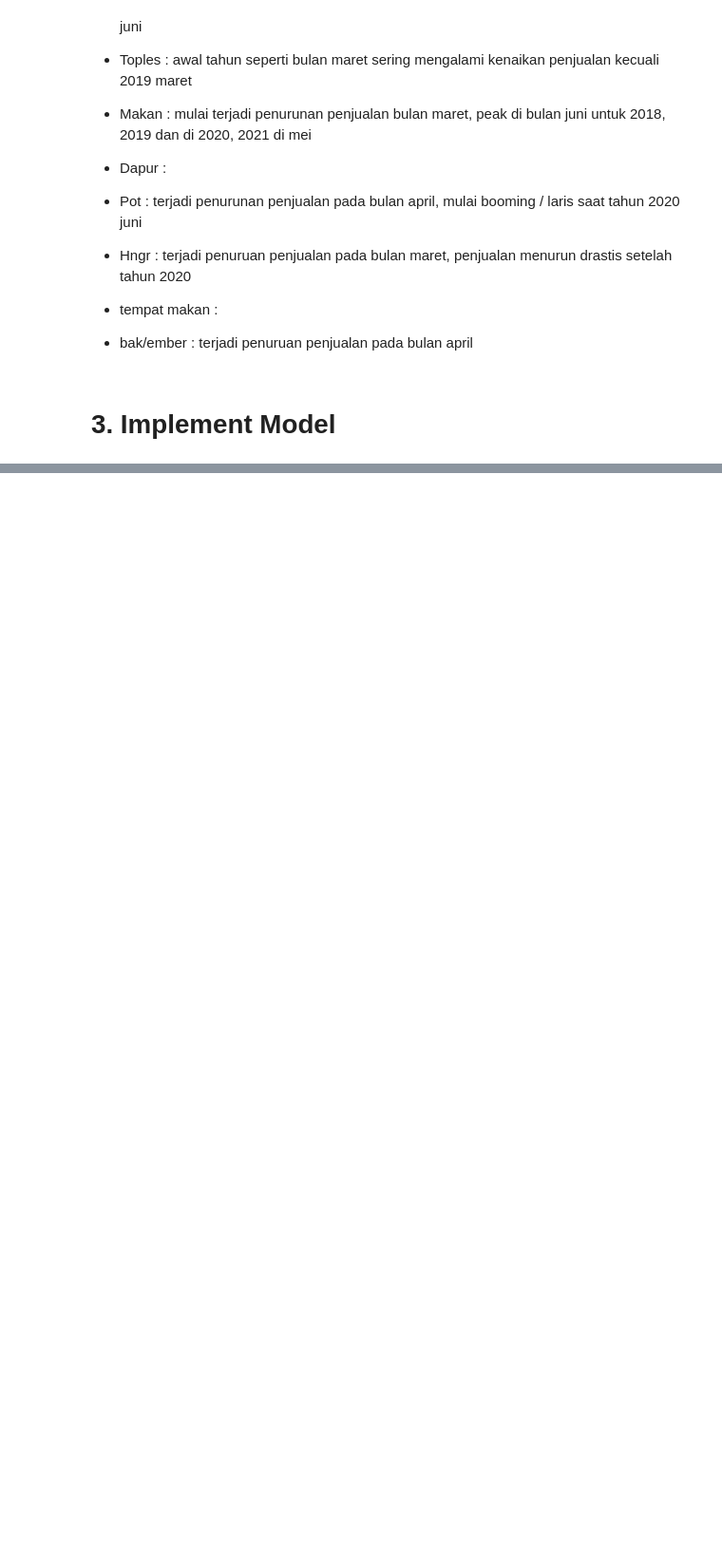
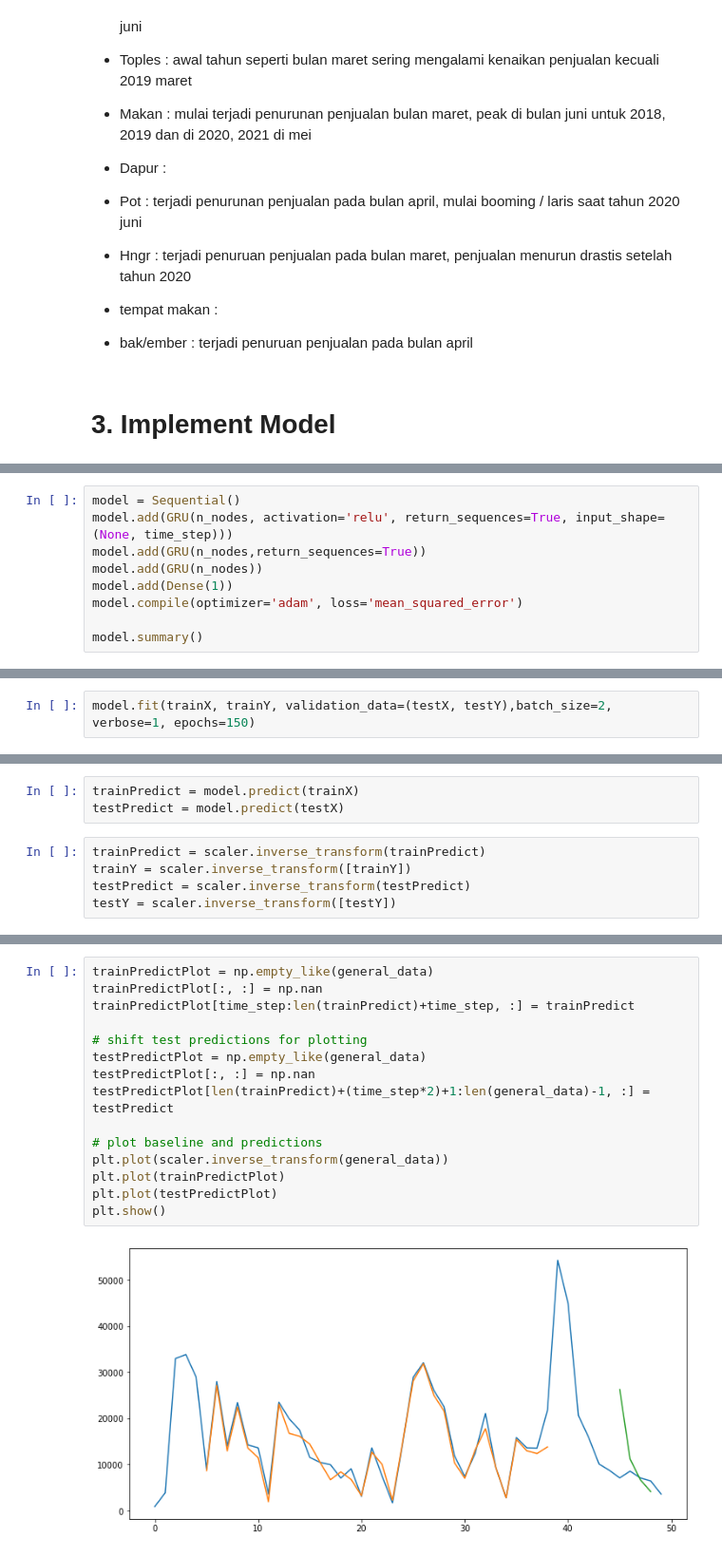
Before and after one commit to jordankusuma/skripsi_forecast, a Jupyter notebook: Skripsi_coba.ipynb, the cells around one changed output, grey strips where cells are left out. Shown at 95% size. Cells and saved outputs as stored; diff of their text form; blank space fills up the shorter version.

```diff
--- a/Skripsi_coba.ipynb
+++ b/Skripsi_coba.ipynb
@@ -543,0 +561,9 @@ for ticker in top_category:
+# %%
+model = Sequential()
+model.add(GRU(n_nodes, activation='relu', return_sequences=True, input_shape=(None, time_step)))
+model.add(GRU(n_nodes,return_sequences=True))
+model.add(GRU(n_nodes))
+model.add(Dense(1))
+model.compile(optimizer='adam', loss='mean_squared_error')
+
+model.summary()
@@ -543,0 +588,2 @@ for ticker in top_category:
+# %%
+model.fit(trainX, trainY, validation_data=(testX, testY),batch_size=2, verbose=1, epochs=150)
@@ -543,0 +609,8 @@ for ticker in top_category:
+# %%
+trainPredict = model.predict(trainX)
+testPredict = model.predict(testX)
+# %%
+trainPredict = scaler.inverse_transform(trainPredict)
+trainY = scaler.inverse_transform([trainY])
+testPredict = scaler.inverse_transform(testPredict)
+testY = scaler.inverse_transform([testY])
@@ -543,0 +648,17 @@ for ticker in top_category:
+# %%
+trainPredictPlot = np.empty_like(general_data)
+trainPredictPlot[:, :] = np.nan
+trainPredictPlot[time_step:len(trainPredict)+time_step, :] = trainPredict
+
+# shift test predictions for plotting
+testPredictPlot = np.empty_like(general_data)
+testPredictPlot[:, :] = np.nan
+testPredictPlot[len(trainPredict)+(time_step*2)+1:len(general_data)-1, :] = testPredict
+
+# plot baseline and predictions
+plt.plot(scaler.inverse_transform(general_data))
+plt.plot(trainPredictPlot)
+plt.plot(testPredictPlot)
+plt.show()
+# %% [output]
+[figure, added]
```
Also changed, not shown: parts of 49 cells of this notebook.
